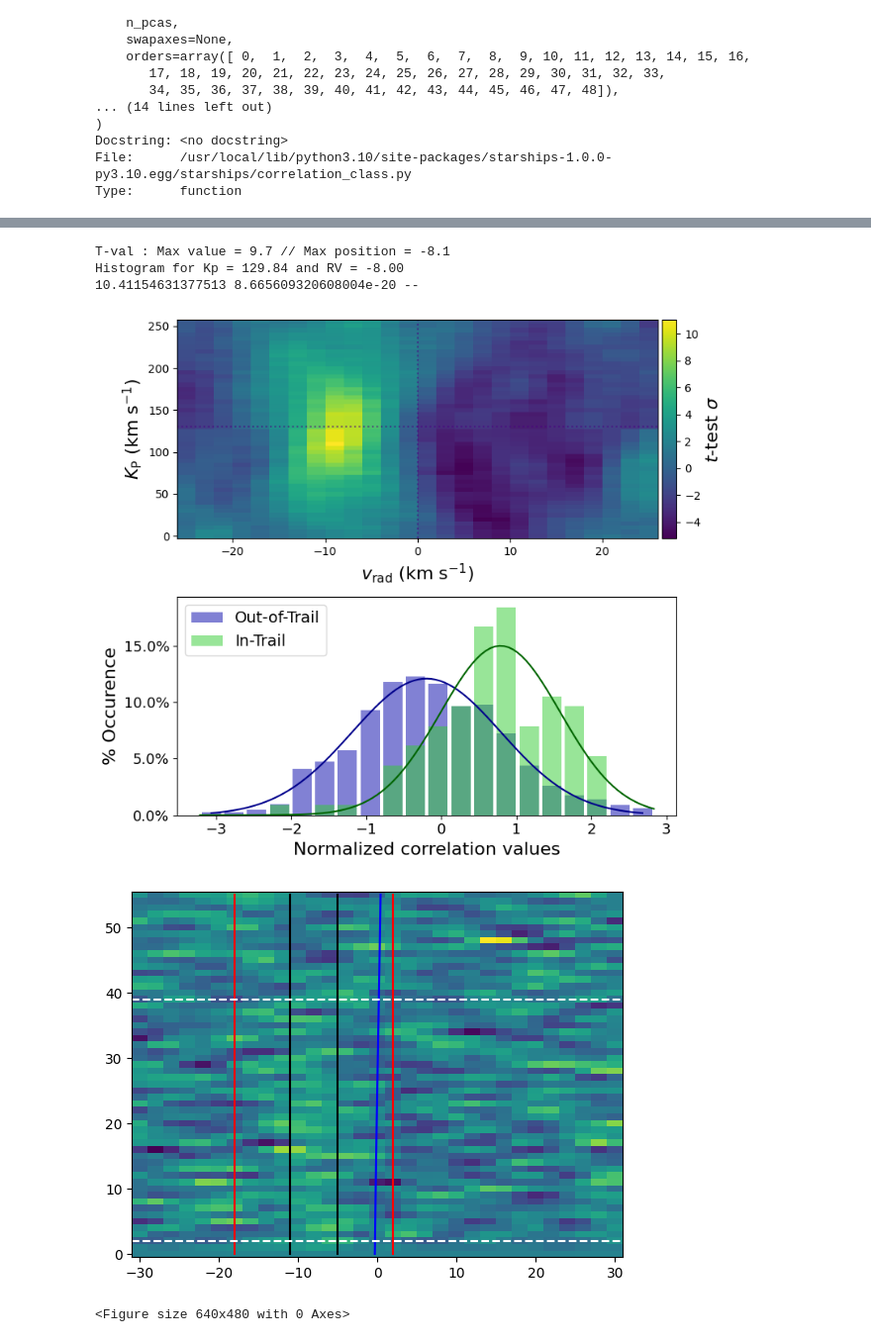
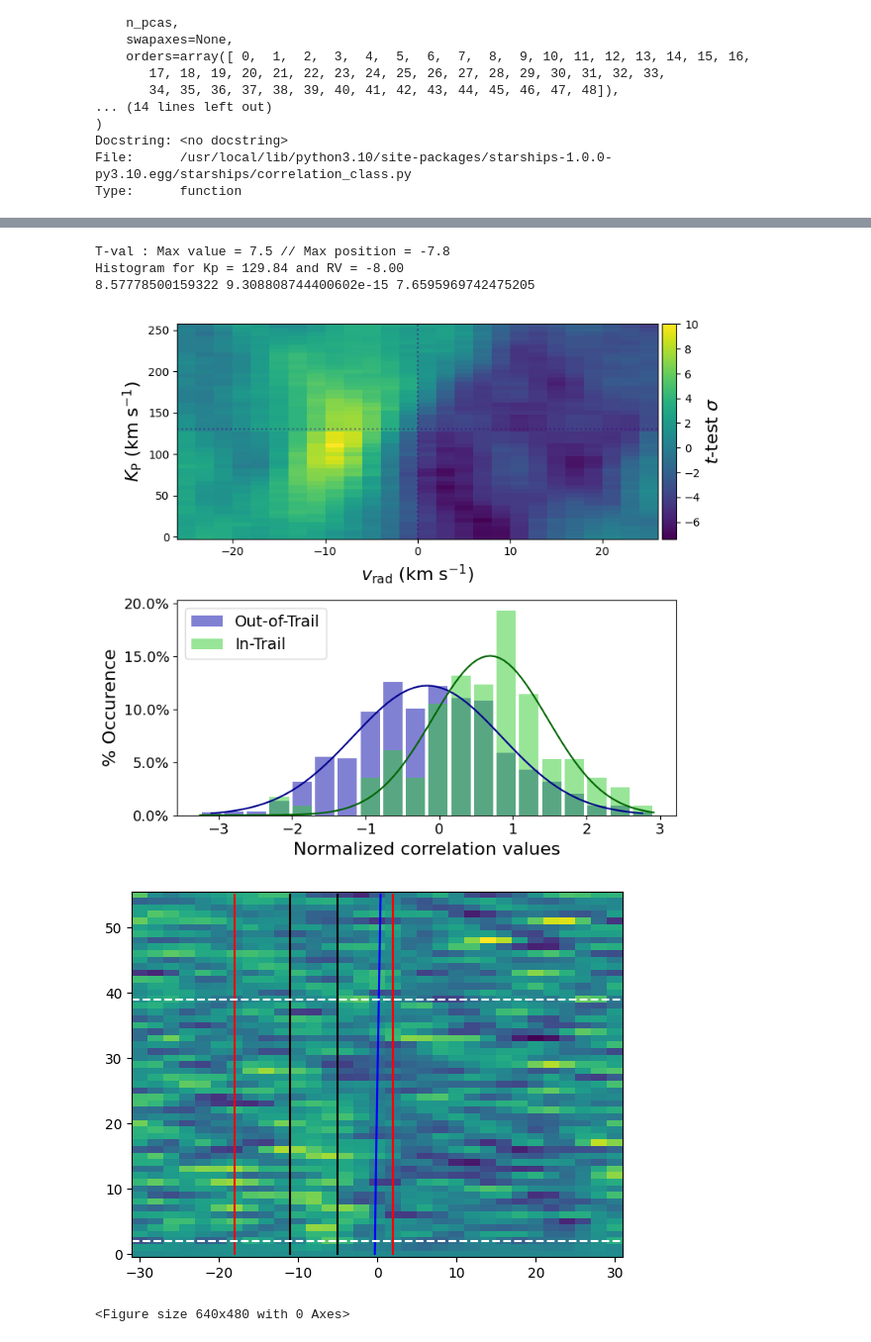
Before and after one commit to georgiamraz/starships_container, a Jupyter notebook: Notebooks/Answer_key_Cross_Correlation.ipynb, the cells around one changed output, grey strips where cells are left out. Shown at 99% size. Saved outputs shown, nothing was run; the diff lists cells and outputs as text; code cells hidden in the pictures.

```diff
--- a/Notebooks/Answer_key_Cross_Correlation.ipynb
+++ b/Notebooks/Answer_key_Cross_Correlation.ipynb
@@ -160,10 +157,10 @@ Here, we simply load that precomputed model so we can analyze it or compare it t
 PetitRADTRANS is a tool for simulating the transmission or emission spectra of exoplanet atmospheres, based on properties like temperature, composition, and pressure.
 # %%
 # Path to and name of the model file
-model_file = np.load('/home/jovyan/Models/model_NIRPS-APERO_H2O_main_iso_FeH_main_iso_CO_all_iso.npz')
-wave_mod_comb, model_spec_comb = model_file['wave_mod'], model_file['mod_spec']
+model_file = np.load('/home/jovyan/Models/WASP127b_best_fit.npz')
+wave_mod, model_spec = model_file['wave'], model_file['spec']
 
 # Plot it
-plt.plot(wave_mod_comb, model_spec_comb)
-plt.title('model_NIRPS-APERO_H2O_main_iso_FeH_main_iso_CO_all_is')
+plt.plot(wave_mod, model_spec)
+plt.title('Best_fit_model')
 # %% [output]
@@ -239,8 +236,8 @@ print('\n'.join(filename_list))
 
 # ===== Set up the model to cross correlate with ======
 
-#define the model you wish to use to cross corelated
-wave_mod, model_spec = model_file_h20['wave_mod'], model_file_h20['mod_spec']
+#define the model you wish to use to cross correlated
+wave_mod, model_spec = model_file['wave'], model_file['spec']
 
 #model name that you are using
 model_name = 'H2O'
@@ -327,7 +324,7 @@ n_pc, mask_w = 2, 90
 
 # Define the spectral orders to include in the cross-correlation function (CCF)
 # You can specify a single order as an integer or multiple orders as a list/array
-order_indices = np.arange(70)  # Example: all orders <60
+order_indices = np.arange(75)  # Example: all orders <75
 # order_indices = [46, 47]     # Example for multiple orders (uncomment to use)
 
 print(f"Orders used for CCF and log-likelihood calculation: {order_indices}")
@@ -354,6 +351,10 @@ ccf_obj, logl_obj = cc.plot_ccflogl(
     path_fig=" ",    # Path to save figures (empty means no save)
     fig_name=" "     # Figure name prefix (empty means default)
 )
+
+
+#Here these graphs below will show all of the SNR for each reduction you use.
+#Ex: if you ran reduction from Pc 1-8, all 8 CCF and SNR calculations would show below
 # %% [output]
 Orders used for CCF and log-likelihood calculation: [ 0  1  2  3  4  5  6  7  8  9 10 11 12 13 14 15 16 17 18 19 20 21 22 23
  24 25 26 27 28 29 30 31 32 33 34 35 36 37 38 39 40 41 42 43 44 45 46 47
@@ -380,25 +411,25 @@ The t-test will be used to evaluate the null hypothesis that the two samples—t
 # %%
 # === Generate the t-test map using the CCF object ===
 
 # Parameters can be adjusted here to refine the map calculation
 ccf_obj.ttest_map(
     all_obs[(n_pc, mask_wings)],      # Observation object for selected PCA and mask wings
     kind='logl',                      # Use log-likelihood method for t-test
     vrp=np.zeros_like(obs.vrp),       # Velocity residual profile (set to zero array here)
     orders=order_indices,             # Spectral orders to include in the analysis
-    kp0=0,                           # Initial Kp value to start search (km/s)
-    RV_limit=25,                    # Radial velocity limit (km/s)
-    kp_step=5,                      # Step size for Kp grid (km/s)
-    rv_step=2,                      # Step size for RV grid (km/s)
-    RV=None,                        # Optional RV shift parameter
-    speed_limit=3,                  # Speed limit (km/s) for smoothing or constraints
-    equal_var=False                 # Assume unequal variance in t-test
+    kp0=0,                            # Initial Kp value to start search (km/s)
+    RV_limit=25,                      # Radial velocity limit (km/s)
+    kp_step=5,                        # Step size for Kp grid (km/s)
+    rv_step=2,                        # Step size for RV grid (km/s)
+    RV=None,                          # Optional RV shift parameter
+    speed_limit=3,                    # Speed limit (km/s) for smoothing or constraints
+    equal_var=False,                  # Assume unequal variance in t-test
 )
 # %% [output]
-T-val : Max value = 9.7 // Max position = -8.1
+T-val : Max value = 7.5 // Max position = -7.8
 Histogram for Kp = 129.84 and RV = -8.00
-10.41154631377513 8.665609320608004e-20 --
+8.57778500159322 9.308808744400602e-15 7.6595969742475205
-[figure, old version]
+[figure, new version]
-[figure, old version]
+[figure, new version]
 <Figure size 640x480 with 0 Axes>
 # %% [markdown]
```
Also changed, not shown: parts of 13 cells of this notebook, 4 other files.
